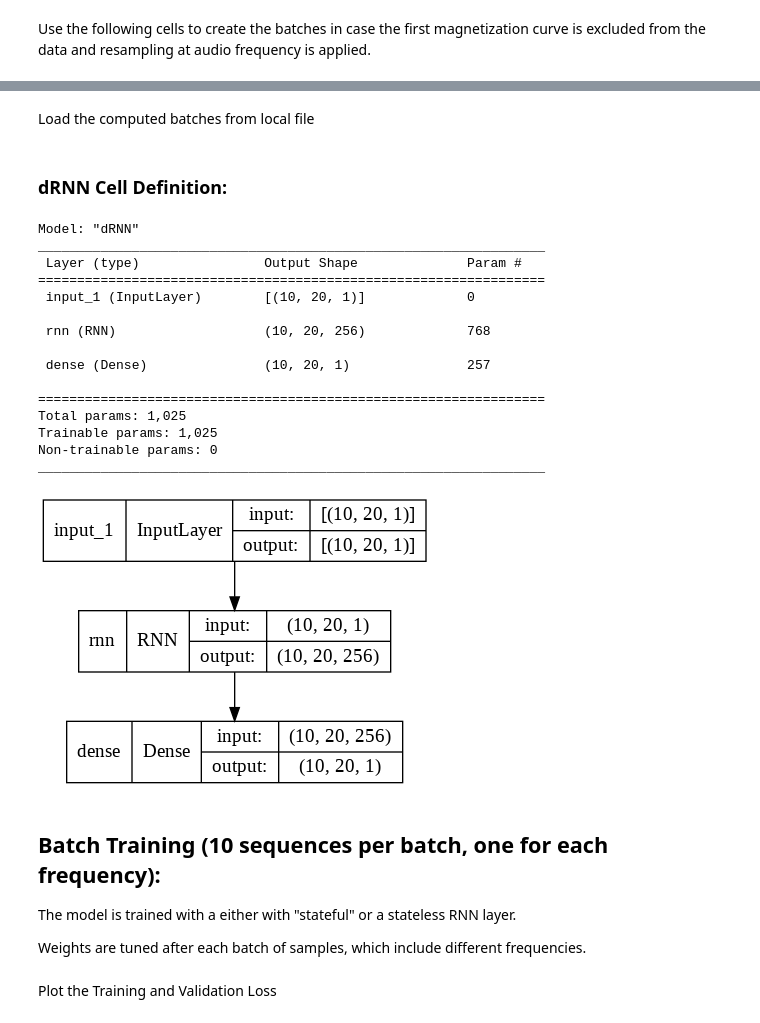
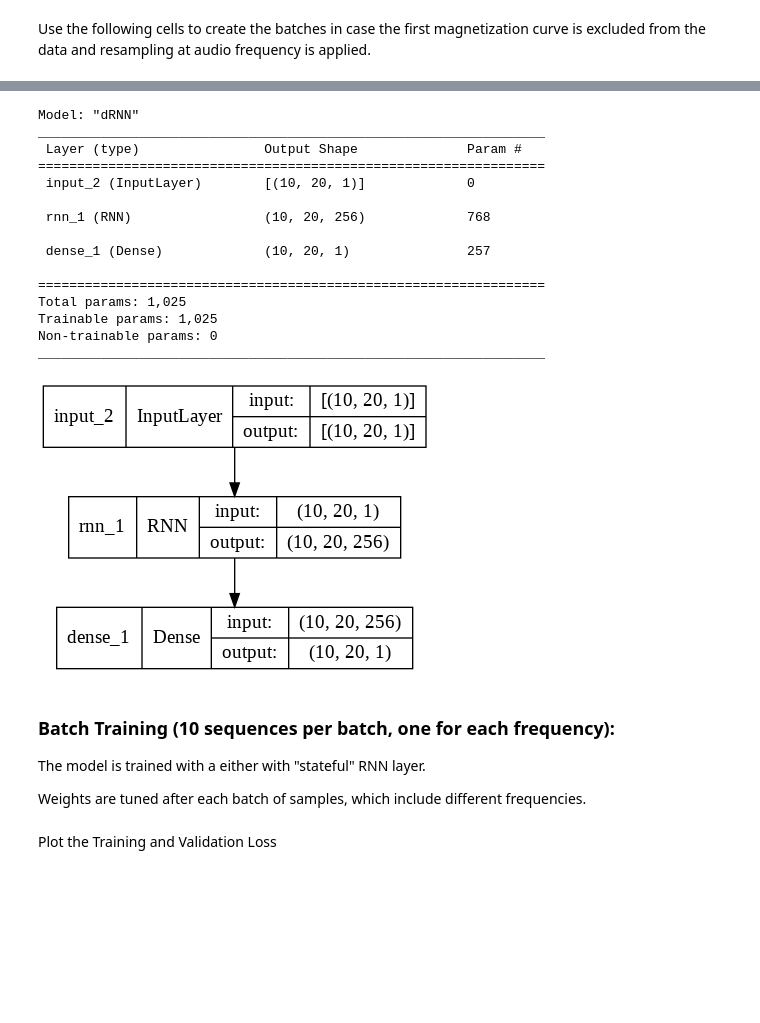
Before and after one commit to olivieromassi/Hysteresis-Modelling-with-Neural-Networks, a Jupyter notebook: dRNNModelTraining.ipynb, the cells around one changed output, grey strips where cells are left out. Drawn from its saved outputs; the diff is of its cells as text; code cells hidden in the pictures; blank space fills up the shorter version.

Commit message:
Added updated version of the dRNNModelTraining Notebook: it includes both pipelines to perform stateful = True or stateful = False training

```diff
--- a/dRNNModelTraining.ipynb
+++ b/dRNNModelTraining.ipynb
@@ -62 +86,8 @@ subsample_len = 200 if include_first_magnetization else 100
+# %%
+# Resample the dataset signals:
+fs = 1e5
+resample_fs = 96e3 # or 44.1e3, 48e3, 96e3
+
+repetitions = 2
+dataset = resample_dataset(data=dataset, columns=['H', 'B'], repetitions=repetitions, resample_fs=resample_fs, fs=fs)
 # %% [markdown]
@@ -64,11 +95,6 @@ Building the *Training Set*: the curves are subsampled to 200 samples starting f
 # %%
 train_dataset = collections.OrderedDict()
 
-if subsample:
-    for freq in dataset:
-        if freq != 'P2_20Hz.CSV':
-            train_dataset[freq] = dataset[freq].iloc[np.arange(0, len(dataset[freq]), int(len(dataset[freq])/subsample_len))]
-else:
-    for freq in dataset:
-        if freq != 'P2_20Hz.CSV':
-            train_dataset[freq] = dataset[freq]
+for freq in dataset:
+    if freq != 'P2_20Hz.CSV':
+        train_dataset[freq] = dataset[freq]
@@ -100,7 +118,4 @@ This notebook contains the preliminary tests: different strategies to train the
 # Defining some of the Network and Sequence parameters:
 # For training purposes, the sequence length is fixed to 20
 seq_len = 20
-batch_size = len(train_dataset)
-
-# To have cross-batch statefulness set stateful = True
-stateful = True
+n_train_signals = len(train_dataset)
@@ -106,0 +166,12 @@ stateful = True
+# %%
+import keras.backend as K
+
+class PositiveRecurrentConnection(tf.keras.regularizers.Regularizer):
+    def __init__(self, eta=1):
+        self.eta = eta
+
+    def __call__(self, x):
+        return self.eta * K.mean(K.abs(K.min(x, 0)))
+
+    def get_config(self):
+        return {'eta': self.eta}
@@ -262,2 +323,0 @@ np.save('batches', batches)
-# %% [markdown]
-Load the computed batches from local file
@@ -268,2 +323,0 @@ batches = np.load('/content/batches.npy')
-# %% [markdown]
-### dRNN Cell Definition:
@@ -311,34 +324,38 @@ class DiagonalRNNCell(tf.keras.layers.SimpleRNNCell):
 # %%
 # Example: building a dRNN using the custom cell
 units = 256
+batch_size = n_train_signals
+return_sequences = True
 
-cell = DiagonalRNNCell(units=units)
+cell = DiagonalRNNCell(units=units,
+                       recurrent_initializer='glorot_uniform',
+                       recurrent_regularizer=PositiveRecurrentConnection())
 
 inputs = tf.keras.layers.Input(shape=(seq_len, 1,), batch_size=batch_size)
-layer = tf.keras.layers.RNN(cell, return_sequences=True, stateful=stateful)(inputs)
+layer = tf.keras.layers.RNN(cell, return_sequences=return_sequences, stateful=stateful)(inputs)
 outputs = tf.keras.layers.Dense(1, activation='linear')(layer)
 
 model = tf.keras.Model(inputs=inputs, outputs=outputs, name='dRNN')
 model.summary()
 
 tf.keras.utils.plot_model(model, show_shapes=True)
 # %% [output]
 Model: "dRNN"
 _________________________________________________________________
  Layer (type)                Output Shape              Param #
 =================================================================
- input_1 (InputLayer)        [(10, 20, 1)]             0
+ input_2 (InputLayer)        [(10, 20, 1)]             0
 
- rnn (RNN)                   (10, 20, 256)             768
+ rnn_1 (RNN)                 (10, 20, 256)             768
 
- dense (Dense)               (10, 20, 1)               257
+ dense_1 (Dense)             (10, 20, 1)               257
 
 =================================================================
 Total params: 1,025
 Trainable params: 1,025
 Non-trainable params: 0
 _________________________________________________________________
-[figure, old version]
+[figure, new version]
 # %%
 # Optimization parameters
 
@@ -354,8 +375,8 @@ metrics = [tf.metrics.MeanAbsoluteError()]
 # Compile Model
 model.compile(loss=loss, optimizer=optimizer, metrics=metrics)
 # %% [markdown]
-## Batch Training (10 sequences per batch, one for each frequency):
-The model is trained with a either with "stateful" or a stateless RNN layer.
+### Batch Training (10 sequences per batch, one for each frequency):
+The model is trained with a either with "stateful" RNN layer.
 
 Weights are tuned after each batch of samples, which include different frequencies.
 # %%
```
Also changed, not shown: parts of 65 cells of this notebook.
